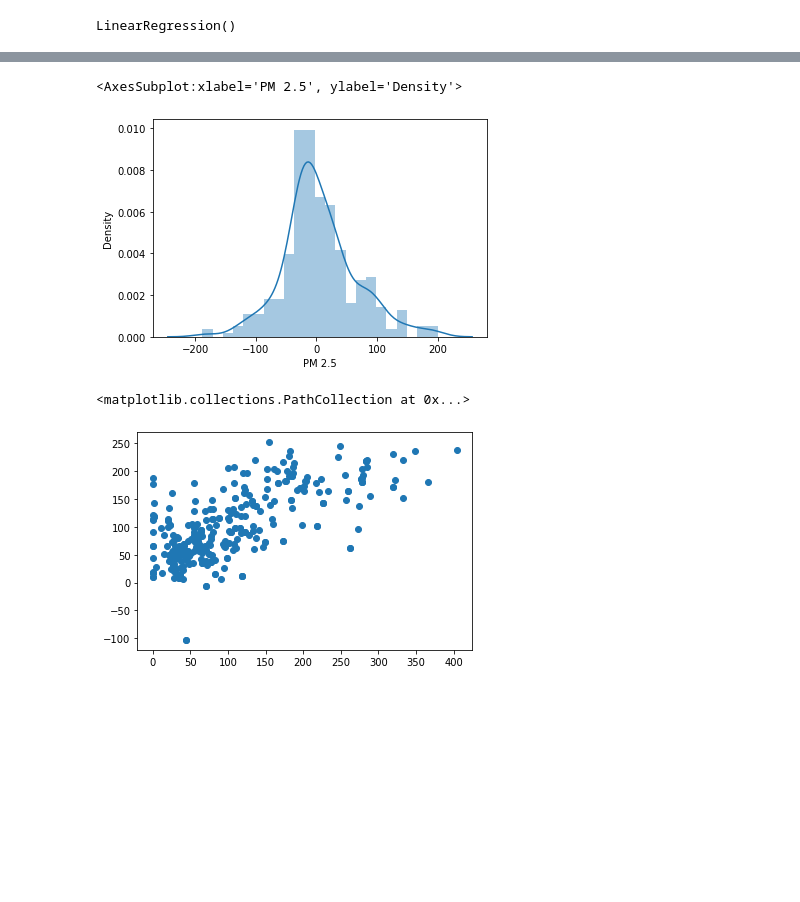
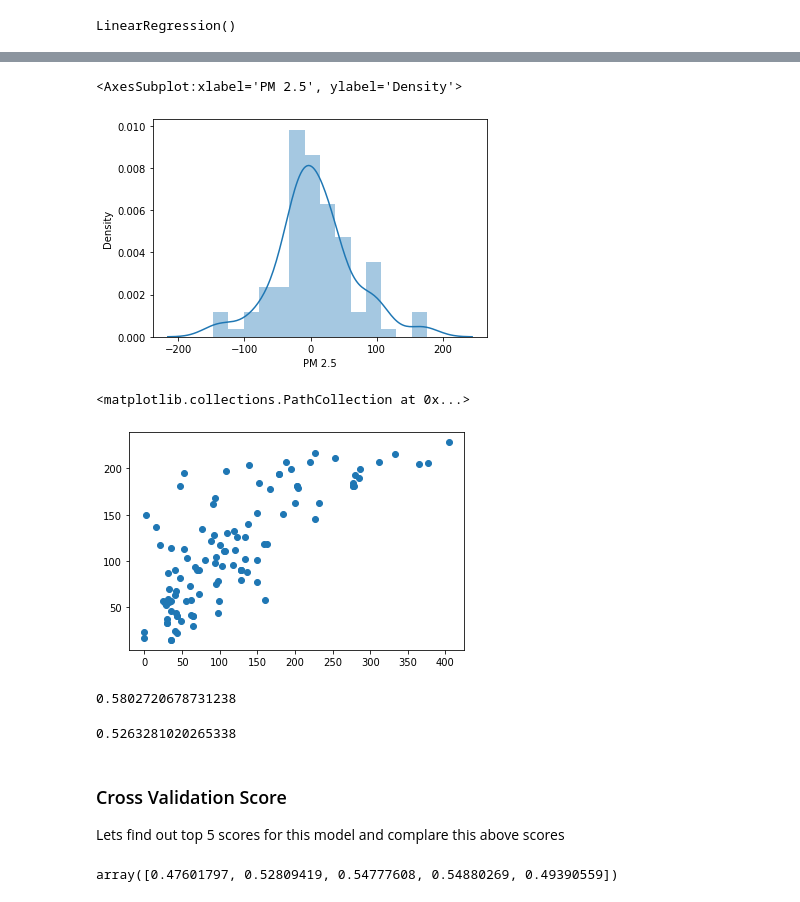
Before and after one commit to rafiulgits/ai-lab-assignment, a Jupyter notebook: task-2-air-quality-prediction.ipynb, the cells around one changed output, grey strips where cells are left out. Cells and saved outputs as stored; diff of their text form; code cells hidden in the pictures; blank space fills up the shorter version.

Commit message:
air quality model accuracy improved in linear regression and updated some code block in neural network

```diff
--- a/task-2-air-quality-prediction.ipynb
+++ b/task-2-air-quality-prediction.ipynb
@@ -98,15 +121,12 @@ g=sns.heatmap(dataframe[top_corr_features].corr(),annot=True,cmap="RdYlGn")
 # %%
 from sklearn.model_selection import train_test_split
-# %%
-X=dataframe.iloc[:,:-1] ## independent features
-y=dataframe.iloc[:,-1] ## dependent features
 # %%
-X_train, X_test, y_train, y_test = train_test_split(X, y, test_size=0.3, random_state=0)
+X_train, X_test, Y_train, Y_test = train_test_split(X, Y, test_size=0.1, random_state=4)
 # %%
 from sklearn.linear_model import LinearRegression
 # %%
 reg=LinearRegression()
-reg.fit(X_train,y_train)
+reg.fit(X_train,Y_train)
 # %% [output]
 LinearRegression()
 # %%
@@ -121,12 +141,23 @@ reg.intercept_
 # %%
-prediction=reg.predict(X_test)
+Y_predic=reg.predict(X_test)
 # %%
-sns.distplot(y_test-prediction)
+sns.distplot(Y_test-Y_predic)
 # %% [output]
 <AxesSubplot:xlabel='PM 2.5', ylabel='Density'>
-[figure, old version]
+[figure, new version]
 # %%
-plt.scatter(y_test,prediction)
+plt.scatter(Y_test,Y_predic)
 # %% [output]
 <matplotlib.collections.PathCollection at 0x...>
-[figure, old version]
+[figure, new version]
+# %%
+reg.score(X_test, Y_test)
+# %% [output]
+0.5802720678731238
+# %%
+reg.score(X_train, Y_train)
+# %% [output]
+0.5263281020265338
+# %% [markdown]
+### Cross Validation Score
+Lets find out top 5 scores for this model and complare this above scores
@@ -132,0 +166,4 @@ plt.scatter(y_test,prediction)
+# %%
+cross_val_score(reg, X_train, Y_train, cv=5)
+# %% [output]
+array([0.47601797, 0.52809419, 0.54777608, 0.54880269, 0.49390559])
```
Also changed, not shown: parts of 8 cells of this notebook, 1 other file.
